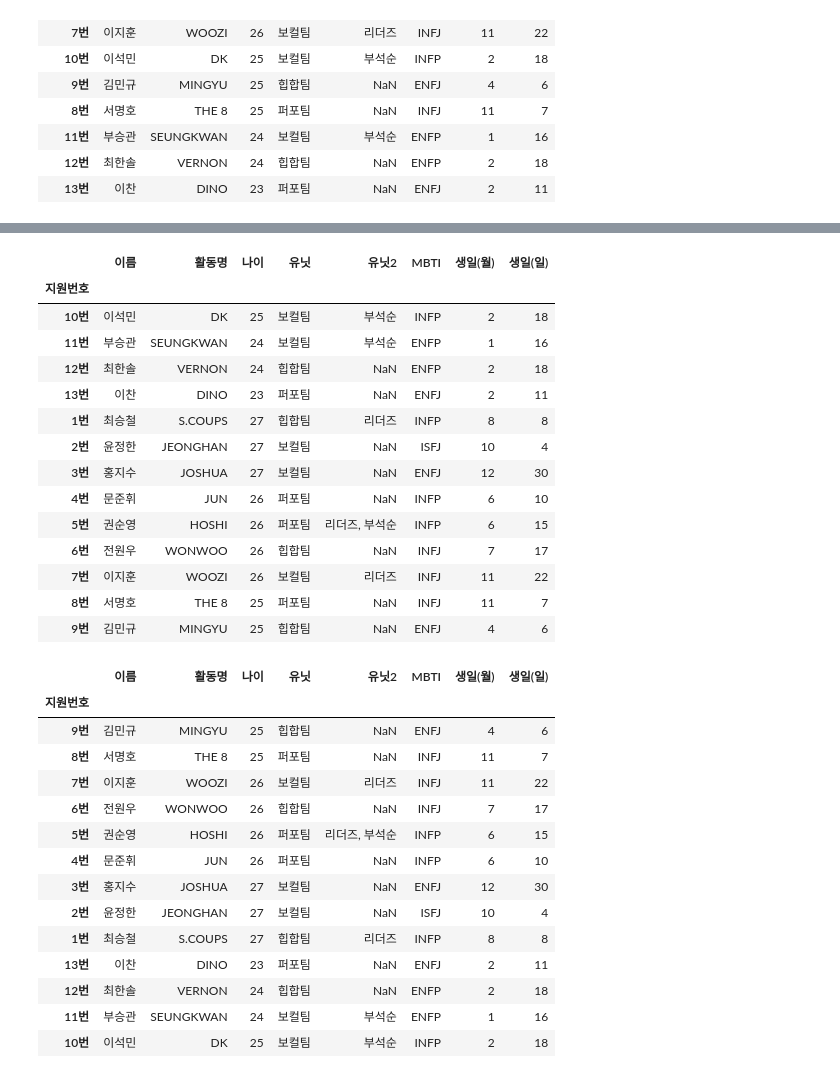
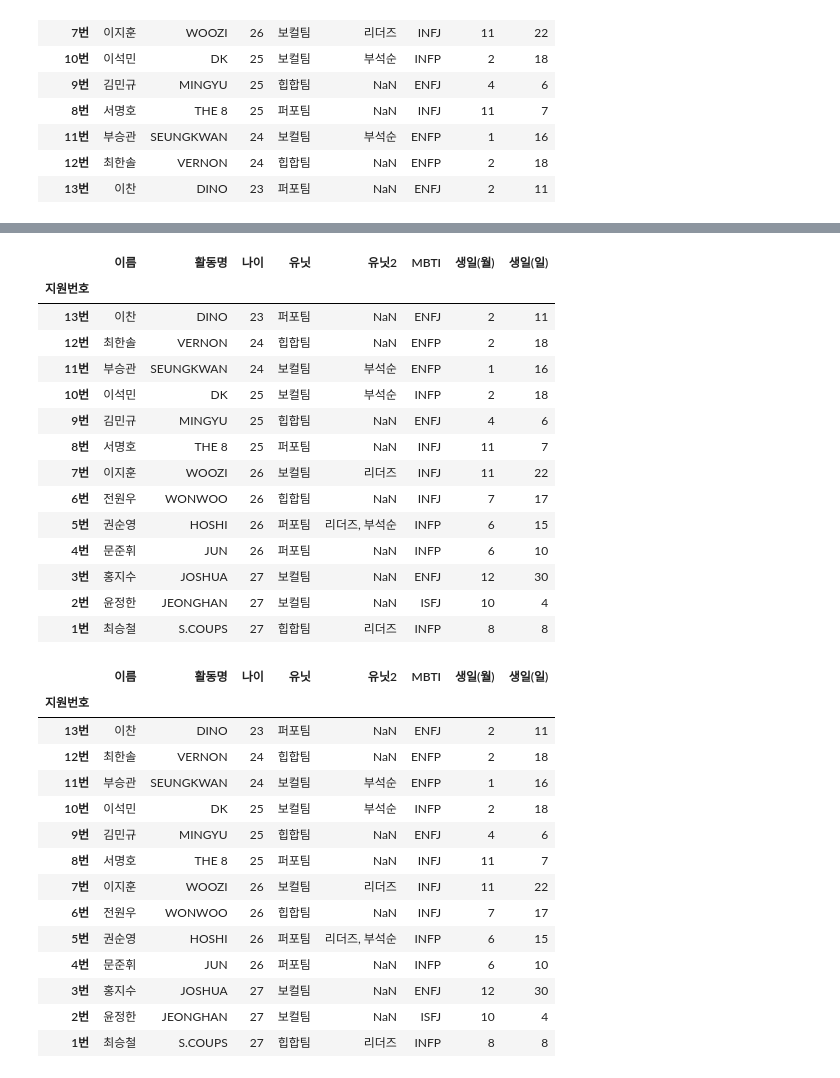
Before and after one commit to jihye0526/jupyter, a Jupyter notebook: Pandas/11. 데이터 정렬.ipynb, the cells around one changed output, grey strips where cells are left out. Saved outputs shown, nothing was run; the diff lists cells and outputs as text; code cells hidden in the pictures.

```diff
--- a/Pandas/11. 데이터 정렬.ipynb
+++ b/Pandas/11. 데이터 정렬.ipynb
@@ -147,28 +147,40 @@ df['이름'].sort_values(ascending=False)
 5번     권순영
 Name: 이름, dtype: object
 # %%
-df.sort_index()
+# df.sort_index(), index가 문자열이므로 정렬을 하면 10~13 출력 후 1~9가 나옴
+a = df.index.to_series().str.rsplit('번').str[0].apply(pd.to_numeric).sort_values()
+
+df = df.reindex(index=a.index)
+df
 # %% [output]
 |  | 이름 | 활동명 | 나이 | 유닛 | 유닛2 | MBTI | 생일(월) | 생일(일) |
 | 지원번호 |  |  |  |  |  |  |  |  |
+| 13번 | 이찬 | DINO | 23 | 퍼포팀 | NaN | ENFJ | 2 | 11 |
+| 12번 | 최한솔 | VERNON | 24 | 힙합팀 | NaN | ENFP | 2 | 18 |
+| 11번 | 부승관 | SEUNGKWAN | 24 | 보컬팀 | 부석순 | ENFP | 1 | 16 |
 | 10번 | 이석민 | DK | 25 | 보컬팀 | 부석순 | INFP | 2 | 18 |
-| 11번 | 부승관 | SEUNGKWAN | 24 | 보컬팀 | 부석순 | ENFP | 1 | 16 |
-| 12번 | 최한솔 | VERNON | 24 | 힙합팀 | NaN | ENFP | 2 | 18 |
-| 13번 | 이찬 | DINO | 23 | 퍼포팀 | NaN | ENFJ | 2 | 11 |
+| 9번 | 김민규 | MINGYU | 25 | 힙합팀 | NaN | ENFJ | 4 | 6 |
+| 8번 | 서명호 | THE 8 | 25 | 퍼포팀 | NaN | INFJ | 11 | 7 |
+| 7번 | 이지훈 | WOOZI | 26 | 보컬팀 | 리더즈 | INFJ | 11 | 22 |
+| 6번 | 전원우 | WONWOO | 26 | 힙합팀 | NaN | INFJ | 7 | 17 |
+| 5번 | 권순영 | HOSHI | 26 | 퍼포팀 | 리더즈, 부석순 | INFP | 6 | 15 |
+| 4번 | 문준휘 | JUN | 26 | 퍼포팀 | NaN | INFP | 6 | 10 |
+| 3번 | 홍지수 | JOSHUA | 27 | 보컬팀 | NaN | ENFJ | 12 | 30 |
+| 2번 | 윤정한 | JEONGHAN | 27 | 보컬팀 | NaN | ISFJ | 10 | 4 |
 | 1번 | 최승철 | S.COUPS | 27 | 힙합팀 | 리더즈 | INFP | 8 | 8 |
-| 2번 | 윤정한 | JEONGHAN | 27 | 보컬팀 | NaN | ISFJ | 10 | 4 |
-| 3번 | 홍지수 | JOSHUA | 27 | 보컬팀 | NaN | ENFJ | 12 | 30 |
-| 4번 | 문준휘 | JUN | 26 | 퍼포팀 | NaN | INFP | 6 | 10 |
-| 5번 | 권순영 | HOSHI | 26 | 퍼포팀 | 리더즈, 부석순 | INFP | 6 | 15 |
-| 6번 | 전원우 | WONWOO | 26 | 힙합팀 | NaN | INFJ | 7 | 17 |
-| 7번 | 이지훈 | WOOZI | 26 | 보컬팀 | 리더즈 | INFJ | 11 | 22 |
-| 8번 | 서명호 | THE 8 | 25 | 퍼포팀 | NaN | INFJ | 11 | 7 |
-| 9번 | 김민규 | MINGYU | 25 | 힙합팀 | NaN | ENFJ | 4 | 6 |
 # %%
-df.sort_index(ascending=False)
+# df.sort_index(ascending=False) # index가 문자열이므로 문자인 '번'을 잘라 숫자형으로 변환 후 정렬
+a = df.index.to_series().str.rsplit('번').str[0].apply(pd.to_numeric).sort_values(ascending = False)
+
+df = df.reindex(index=a.index)
+df
 # %% [output]
 |  | 이름 | 활동명 | 나이 | 유닛 | 유닛2 | MBTI | 생일(월) | 생일(일) |
 | 지원번호 |  |  |  |  |  |  |  |  |
+| 13번 | 이찬 | DINO | 23 | 퍼포팀 | NaN | ENFJ | 2 | 11 |
+| 12번 | 최한솔 | VERNON | 24 | 힙합팀 | NaN | ENFP | 2 | 18 |
+| 11번 | 부승관 | SEUNGKWAN | 24 | 보컬팀 | 부석순 | ENFP | 1 | 16 |
+| 10번 | 이석민 | DK | 25 | 보컬팀 | 부석순 | INFP | 2 | 18 |
 | 9번 | 김민규 | MINGYU | 25 | 힙합팀 | NaN | ENFJ | 4 | 6 |
 | 8번 | 서명호 | THE 8 | 25 | 퍼포팀 | NaN | INFJ | 11 | 7 |
 | 7번 | 이지훈 | WOOZI | 26 | 보컬팀 | 리더즈 | INFJ | 11 | 22 |
@@ -178,7 +190,3 @@ df.sort_index(ascending=False)
 | 3번 | 홍지수 | JOSHUA | 27 | 보컬팀 | NaN | ENFJ | 12 | 30 |
 | 2번 | 윤정한 | JEONGHAN | 27 | 보컬팀 | NaN | ISFJ | 10 | 4 |
 | 1번 | 최승철 | S.COUPS | 27 | 힙합팀 | 리더즈 | INFP | 8 | 8 |
-| 13번 | 이찬 | DINO | 23 | 퍼포팀 | NaN | ENFJ | 2 | 11 |
-| 12번 | 최한솔 | VERNON | 24 | 힙합팀 | NaN | ENFP | 2 | 18 |
-| 11번 | 부승관 | SEUNGKWAN | 24 | 보컬팀 | 부석순 | ENFP | 1 | 16 |
-| 10번 | 이석민 | DK | 25 | 보컬팀 | 부석순 | INFP | 2 | 18 |
```
